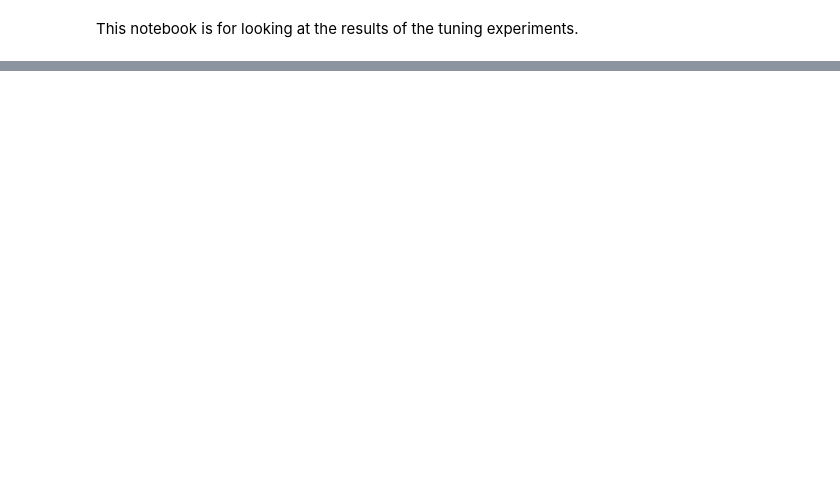
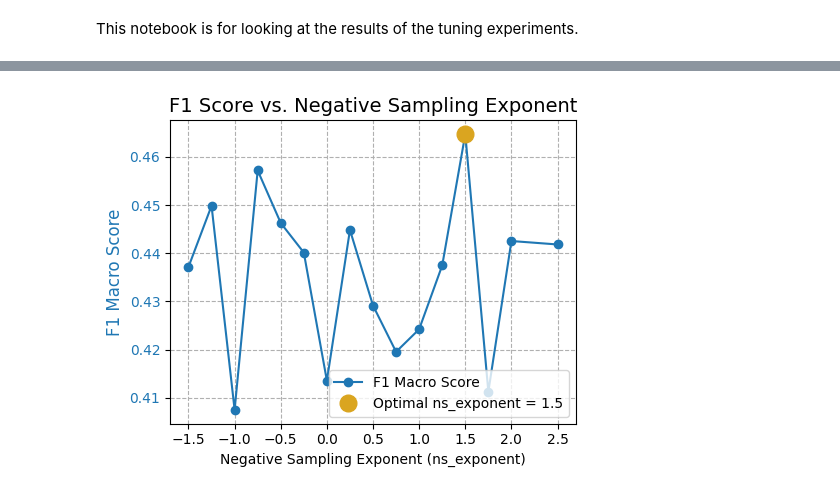
Before and after one commit to dsgt-arc/birdclef-2025, a Jupyter notebook: user/acmiyaguchi/quantization/notebooks/07-check-tune.ipynb, the cells around one changed output, grey strips where cells are left out. Saved outputs shown, nothing was run; the diff lists cells and outputs as text; code cells hidden in the pictures; blank space fills up the shorter version.

```diff
--- a/user/acmiyaguchi/quantization/notebooks/07-check-tune.ipynb
+++ b/user/acmiyaguchi/quantization/notebooks/07-check-tune.ipynb
@@ -125,0 +205,2 @@ w2v_timing.show()
+# %%
+ns = show_results(f"{scratch}/mel2vec-tune/ns")
@@ -125,0 +229,44 @@ w2v_timing.show()
+# %%
+df = ns.toPandas()
+# Sort by ns_exponent to ensure the line plot connects points correctly
+df = df.sort_values(by="ns_exponent").reset_index(drop=True)
+
+# Create the plot
+fig, ax1 = plt.subplots(figsize=(5, 4))
+
+# Plot F1 Score
+color = "tab:blue"
+ax1.set_xlabel("Negative Sampling Exponent (ns_exponent)")
+ax1.set_ylabel("F1 Macro Score", color=color, fontsize=12)
+ax1.plot(
+    df["ns_exponent"],
+    df["f1_macro_score"],
+    color=color,
+    marker="o",
+    label="F1 Macro Score",
+)
+ax1.tick_params(axis="y", labelcolor=color)
+ax1.grid(True, which="both", linestyle="--")
+
+# Highlight the optimal point
+optimal_ns = 1.5
+optimal_f1 = df[df["ns_exponent"] == optimal_ns]["f1_macro_score"].iloc[0]
+ax1.plot(
+    optimal_ns,
+    optimal_f1,
+    "o",
+    markersize=12,
+    color="goldenrod",
+    label=f"Optimal ns_exponent = {optimal_ns}",
+)
+
+# Final Touches
+plt.title("F1 Score vs. Negative Sampling Exponent", fontsize=14)
+ax1.legend(loc="lower right")
+
+fig.tight_layout()
+fig.set_size_inches(5, 4)
+plt.savefig("ns_exponent_tuning_plot.png", dpi=300, bbox_inches="tight")
+plt.show()
+# %% [output]
+[figure, added]
```
Also changed, not shown: parts of 12 cells of this notebook, 3 other files.
